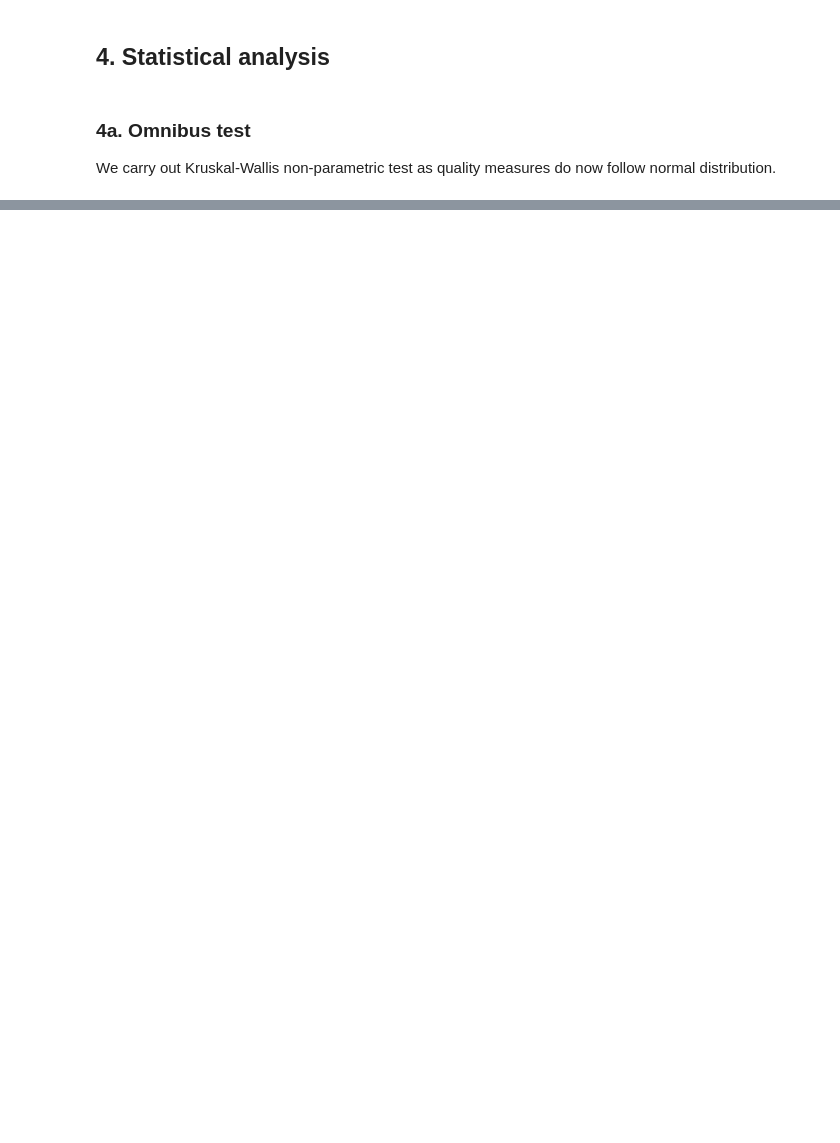
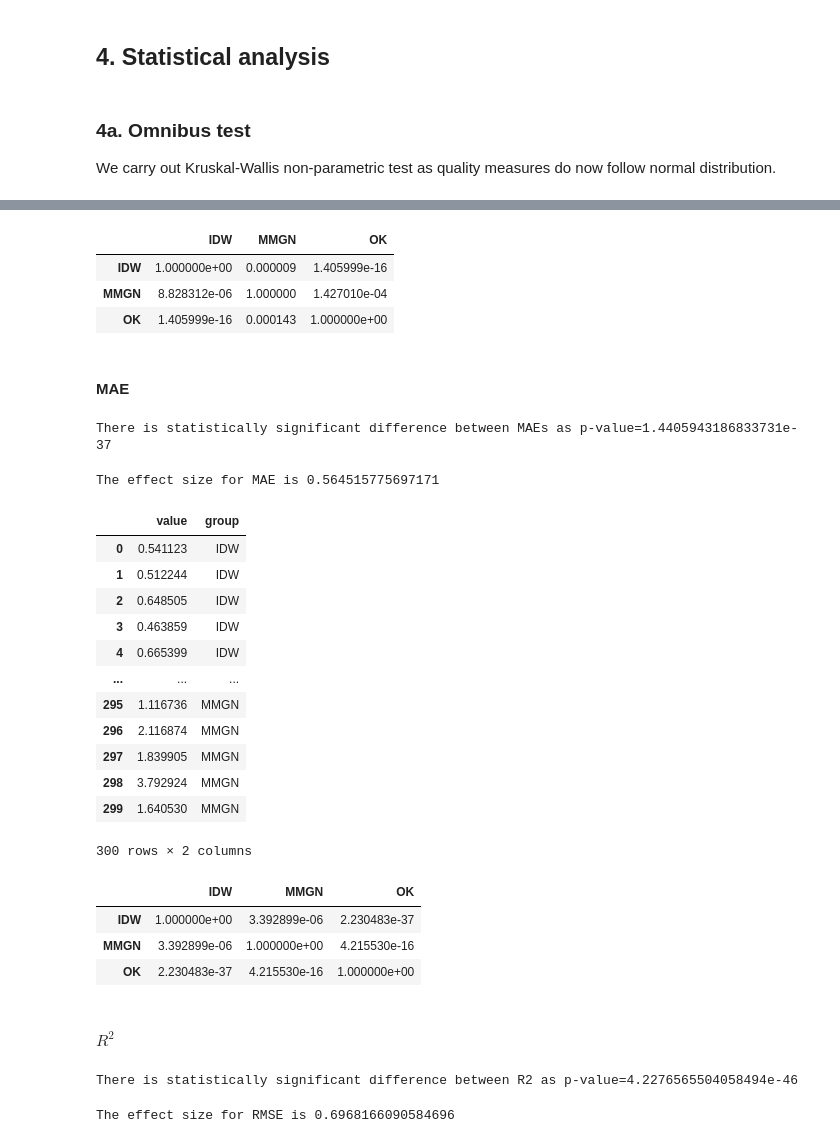
Before and after one commit to jamesWalczak/climatrix, a Jupyter notebook: experiments/jwalczak/01_Apr_02_compare_recon_method/notebooks/analysis.ipynb, the cells around one changed output, grey strips where cells are left out. Saved outputs shown, nothing was run; the diff lists cells and outputs as text; code cells hidden in the pictures; blank space fills up the shorter version.

Commit message:
Add statistical analysis
Signed-off-by: Jakub Walczak <jakub.walczak@p.lodz.pl>

```diff
--- a/experiments/jwalczak/01_Apr_02_compare_recon_method/notebooks/analysis.ipynb
+++ b/experiments/jwalczak/01_Apr_02_compare_recon_method/notebooks/analysis.ipynb
@@ -286,0 +314,70 @@ The effect size for RMSE is 0.7387677988799461
+# %%
+dunn_res_rmse = posthoc_dunn(df, val_col='value', group_col='group', p_adjust='holm')
+dunn_res_rmse
+# %% [output]
+|  | IDW | MMGN | OK |
+| IDW | 1.000000e+00 | 0.000009 | 1.405999e-16 |
+| MMGN | 8.828312e-06 | 1.000000 | 1.427010e-04 |
+| OK | 1.405999e-16 | 0.000143 | 1.000000e+00 |
+# %% [markdown]
+#### MAE
+# %%
+h_mae, p_mae = kruskal(all_data['MAE_idw'].values, all_data['MAE_ok'].values, all_data['MAE_mmgn'].values, nan_policy="raise")
+if p_mae < KRUSKAL_ALPHA:
+    print(f"There is statistically significant difference between MAEs as p-value={p_mae}")
+else:
+    print(f"There is **no** statistically significant difference between MAEs as p-value={p_mae}")
+# %% [output]
+There is statistically significant difference between MAEs as p-value=1.4405943186833731e-37
+# %%
+mae_effect_size = (h_mae - 3 +1) / (3*len(all_data) - 3)
+print(f"The effect size for MAE is {mae_effect_size}")
+# %% [output]
+The effect size for MAE is 0.564515775697171
+# %%
+df = pd.DataFrame({
+    "value": list(all_data['MAE_idw'].values) +
+             list(all_data['MAE_ok'].values) +
+             list(all_data['MAE_mmgn'].values),
+    "group": (["IDW"] * len(all_data['MAE_idw']) +
+              ["OK"]  * len(all_data['MAE_ok']) +
+              ["MMGN"]* len(all_data['MAE_mmgn']))
+})
+df
+# %% [output]
+|  | value | group |
+| 0 | 0.541123 | IDW |
+| 1 | 0.512244 | IDW |
+| 2 | 0.648505 | IDW |
+| 3 | 0.463859 | IDW |
+| 4 | 0.665399 | IDW |
+| ... | ... | ... |
+| 295 | 1.116736 | MMGN |
+| 296 | 2.116874 | MMGN |
+| 297 | 1.839905 | MMGN |
+| 298 | 3.792924 | MMGN |
+| 299 | 1.640530 | MMGN |
+300 rows × 2 columns
+# %%
+dunn_res_mae = posthoc_dunn(df, val_col='value', group_col='group', p_adjust='holm')
+dunn_res_mae
+# %% [output]
+|  | IDW | MMGN | OK |
+| IDW | 1.000000e+00 | 3.392899e-06 | 2.230483e-37 |
+| MMGN | 3.392899e-06 | 1.000000e+00 | 4.215530e-16 |
+| OK | 2.230483e-37 | 4.215530e-16 | 1.000000e+00 |
+# %% [markdown]
+#### $R^2$
+# %%
+h_r2, p_r2 = kruskal(all_data['R^2_idw'], all_data['R^2_ok'], all_data['R^2_mmgn'])
+if p_r2 < KRUSKAL_ALPHA:
+    print(f"There is statistically significant difference between R2 as p-value={p_r2}")
+else:
+    print(f"There is **no** statistically significant difference between R2 as p-value={p_r2}")
+# %% [output]
+There is statistically significant difference between R2 as p-value=4.2276565504058494e-46
+# %%
+r2_effect_size = (h_r2- 3 +1) / (3*len(all_data) - 3)
+print(f"The effect size for RMSE is {r2_effect_size}")
+# %% [output]
+The effect size for RMSE is 0.6968166090584696
```
Also changed, not shown: parts of 22 cells of this notebook.
